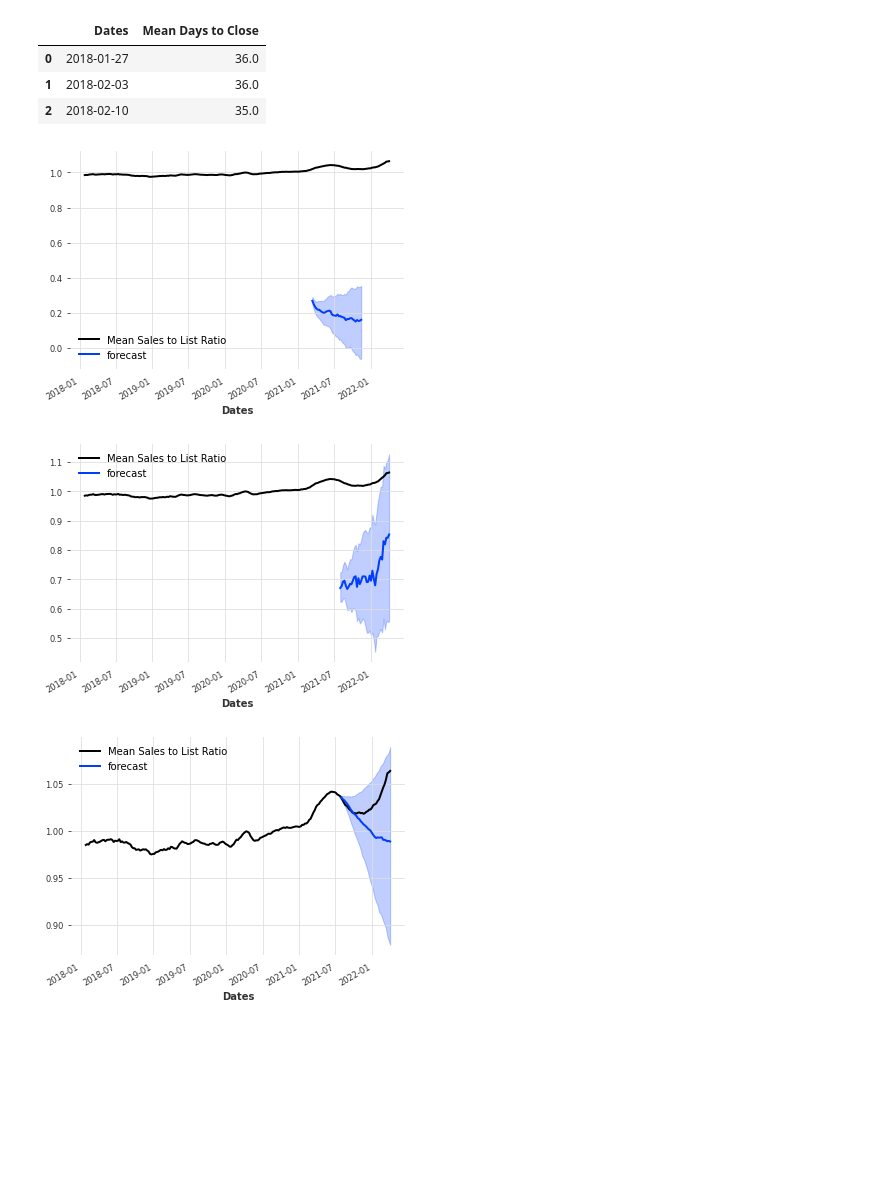
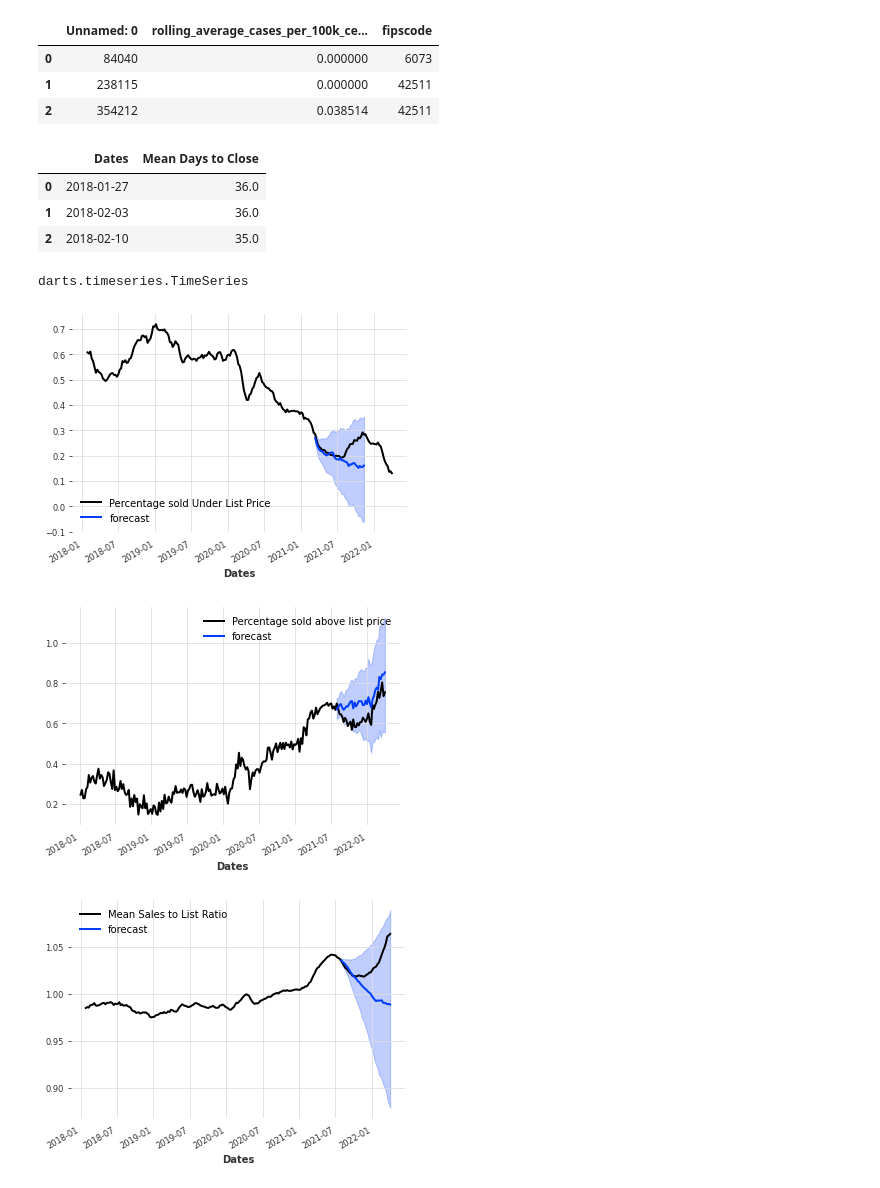
Before and after one commit to ianakt/Covid-and-the-Housing-Market, a Jupyter notebook: ML_Models/TimeSeries_total_trial_1.ipynb, the cells around one changed output. Drawn from its saved outputs; the diff is of its cells as text; code cells hidden in the pictures; blank space fills up the shorter version.

Commit message:
Add files via upload
updated TimeSeries file, for covid cases San Diego

```diff
--- a/ML_Models/TimeSeries_total_trial_1.ipynb
+++ b/ML_Models/TimeSeries_total_trial_1.ipynb
@@ -74,3 +135,10 @@ Total_test_2021 = Total_2021_cases.groupby(by = "week").sum()
+# %%
+Sandy_kent.head(3)
+# %% [output]
+|  | Unnamed: 0 | rolling_average_cases_per_100k_ce... | fipscode |
+| 0 | 84040 | 0.000000 | 6073 |
+| 1 | 238115 | 0.000000 | 42511 |
+| 2 | 354212 | 0.038514 | 42511 |
 # %%
 # Percent of Sales under/over List: Ratio of sales where Sale Price below/above the final list price; excludes homes sold for exactly the list price.
 
@@ -167,6 +235,10 @@ seroes_below_list = TimeSeries.from_dataframe(B_low_list.set_index(["Dates"]))
 #TimeSeries.from_dataframe(Mean_Selling_price.set_index(["Dates"]))
 # %%
 TimeSeries.from_dataframe
+# %%
+type(pred)
+# %% [output]
+darts.timeseries.TimeSeries
 # %%
 seroes_below_list
 train, val = seroes_below_list[:-56], seroes_below_list[-56:]
@@ -175,21 +247,26 @@ model = ExponentialSmoothing()
 model.fit(train)
 pred = model.predict(n=36, num_samples=500)
 
-series.plot()
+seroes_below_list.plot()
 pred.plot(label='forecast')
+plt.plot()
+# print(pred.plot(label='forecast'))
+# fig = seroes_below_list.plot()
+plt.savefig("test3")
+plt.show()
 # %% [output]
-[figure, old version]
+[figure, new version]
 # %%
 train, val = series_above_list[:-36], series_above_list[-36:]
 
 model = ExponentialSmoothing()
 model.fit(train)
 pred = model.predict(n=36, num_samples=500)
 
-series.plot()
+series_above_list.plot()
 pred.plot(label='forecast')
 # %% [output]
-[figure, old version]
+[figure, new version]
 # %%
 train, val = series_mean_selling[:-36], series_mean_selling[-36:]
 
```
Also changed, not shown: parts of 12 cells of this notebook.
